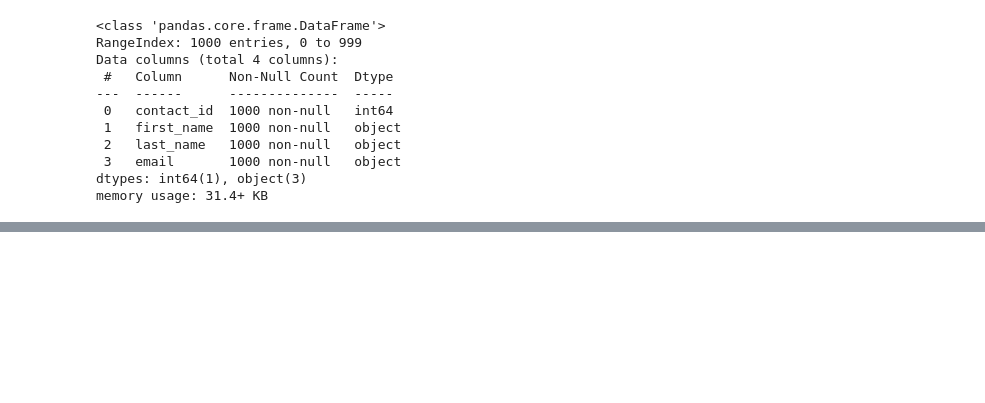
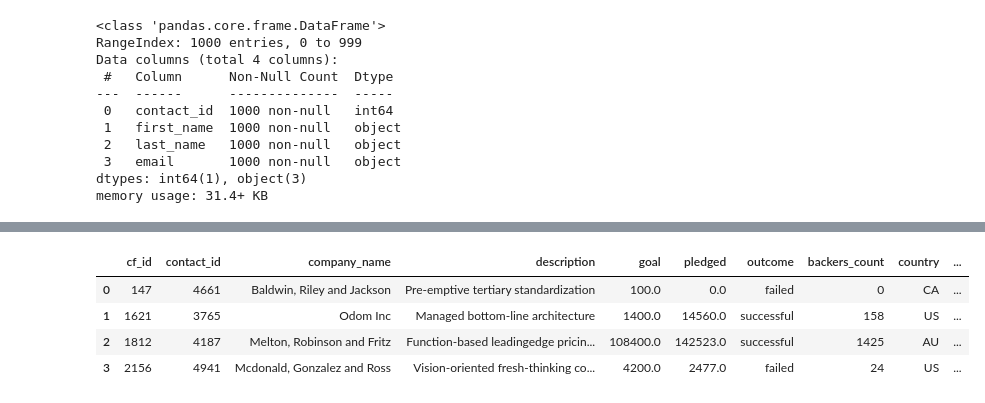
Before and after one commit to data-analyst05/Crowdfunding_ETL, a Jupyter notebook: ETL_Mini_Project_Ese.ipynb, the cells around one changed output, grey strips where cells are left out. Cells and saved outputs as stored; diff of their text form; code cells hidden in the pictures; blank space fills up the shorter version.

```diff
--- a/ETL_Mini_Project_Ese.ipynb
+++ b/ETL_Mini_Project_Ese.ipynb
@@ -665,0 +505,26 @@ contacts_df_clean.to_csv("Resources/contacts_clean_2.csv", encoding='utf8', inde
+# %%
+# For campaign.csv
+campaigns = pd.read_csv("resources/campaign.csv")
+# For contacts_clean.csv
+contacts_clean = pd.read_csv("resources/contacts_clean.csv")
+# For category.csv
+category = pd.read_csv("resources/category.csv")
+# For subcategory.csv
+subcategory = pd.read_csv("resources/subcategory.csv")
+
+# connection
+conn_str = f"postgresql+psycopg2://{POSTGRES_USER}:{POSTGRES_PASS}@{POSTGRES_HOST}:{POSTGRES_PORT}/{POSTGRES_DB}"
+engine = create_engine(conn_str)
+
+
+# For campaign.csv
+campaigns.to_sql("campaigns", engine, if_exists='replace', index=False)
+
+# For contacts_clean.csv
+contacts_clean.to_sql("contacts", engine, if_exists='replace', index=False)
+
+# For category.csv
+category.to_sql("categories", engine, if_exists='replace', index=False)
+
+# For subcategory.csv
+subcategory.to_sql("subcategories", engine, if_exists='replace', index=False)
@@ -665,0 +543,10 @@ contacts_df_clean.to_csv("Resources/contacts_clean_2.csv", encoding='utf8', inde
+# %%
+query = "SELECT * FROM campaigns LIMIT 10;"
+result_df = pd.read_sql_query(query, engine)
+result_df.head(4)
+# %% [output]
+|  | cf_id | contact_id | company_name | description | goal | pledged | outcome | backers_count | country | ... |
+| 0 | 147 | 4661 | Baldwin, Riley and Jackson | Pre-emptive tertiary standardization | 100.0 | 0.0 | failed | 0 | CA | ... |
+| 1 | 1621 | 3765 | Odom Inc | Managed bottom-line architecture | 1400.0 | 14560.0 | successful | 158 | US | ... |
+| 2 | 1812 | 4187 | Melton, Robinson and Fritz | Function-based leadingedge pricin... | 108400.0 | 142523.0 | successful | 1425 | AU | ... |
+| 3 | 2156 | 4941 | Mcdonald, Gonzalez and Ross | Vision-oriented fresh-thinking co... | 4200.0 | 2477.0 | failed | 24 | US | ... |
```
Also changed, not shown: parts of 23 cells of this notebook, 2 other files.
